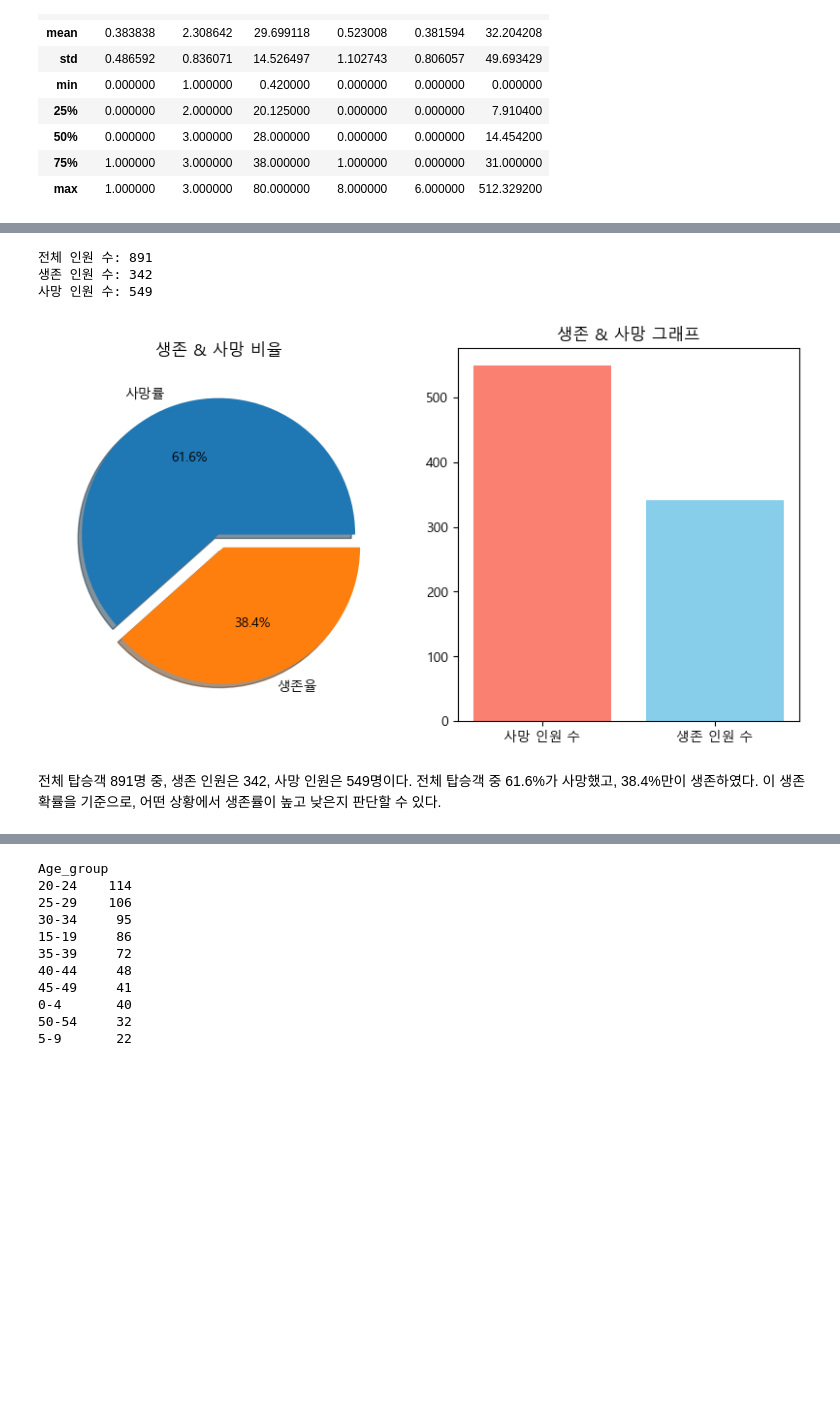
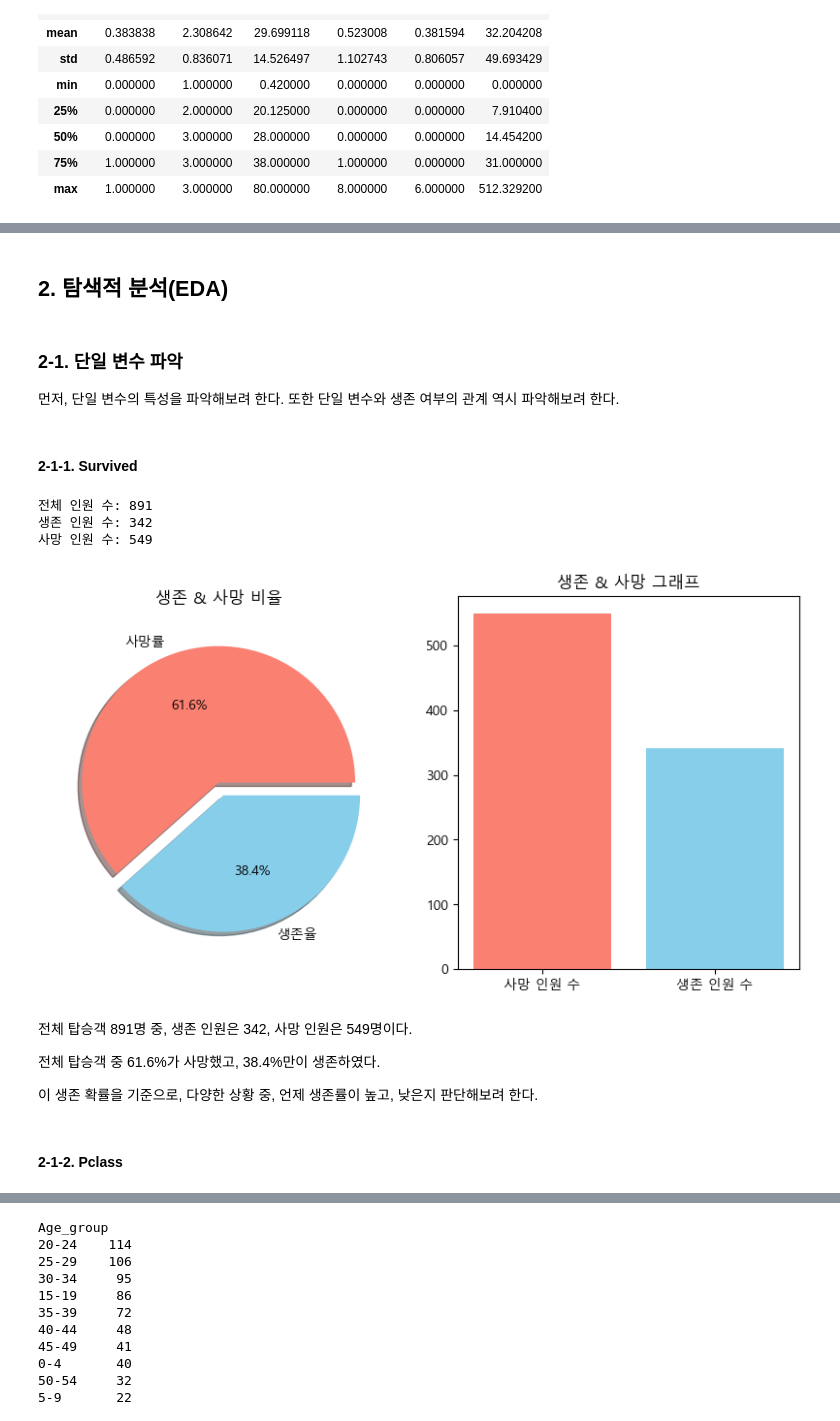
Before and after one commit to jungbin927/Titanic_project, a Jupyter notebook: Titanic_project_2020100381_JB.ipynb, the cells around one changed output, grey strips where cells are left out. Drawn from its saved outputs; the diff is of its cells as text; code cells hidden in the pictures; blank space fills up the shorter version.

```diff
--- a/Titanic_project_2020100381_JB.ipynb
+++ b/Titanic_project_2020100381_JB.ipynb
@@ -107,28 +120,39 @@ df.describe()
+# %% [markdown]
+## 2. 탐색적 분석(EDA)
+# %% [markdown]
+### 2-1. 단일 변수 파악
+
+먼저, 단일 변수의 특성을 파악해보려 한다. 또한 단일 변수와 생존 여부의 관계 역시 파악해보려 한다.
+# %% [markdown]
+#### 2-1-1. Survived
 # %%
 survive=df[df['Survived'] == 1]['Survived'].count()
 death=df[df['Survived'] == 0]['Survived'].count()
 values=[death,survive]
 categories=['사망 인원 수','생존 인원 수']
 print("전체 인원 수:", df['Survived'].count())
 print("생존 인원 수:", survive)
 print("사망 인원 수:", death)
 
-
 f,ax=plt.subplots(1,2,figsize=(10,5))
-df['Survived'].value_counts().plot.pie(explode=[0,0.1],autopct='%1.1f%%',labels=['사망률', '생존율'],ax=ax[0],shadow=True)
+df['Survived'].value_counts().plot.pie(explode=[0,0.1],autopct='%1.1f%%',labels=['사망률', '생존율'],ax=ax[0],shadow=True,colors=['salmon', 'skyblue'])
 ax[0].set_title('생존 & 사망 비율')
 ax[0].set_ylabel('')
 
 ax[1].bar(categories, values ,color=['salmon', 'skyblue'])
 ax[1].set_title('생존 & 사망 그래프')
 
 plt.show()
 # %% [output]
 전체 인원 수: 891
 생존 인원 수: 342
 사망 인원 수: 549
-[figure, old version]
+[figure, new version]
 # %% [markdown]
 전체 탑승객 891명 중, 생존 인원은 342, 사망 인원은 549명이다.
+
 전체 탑승객 중 61.6%가 사망했고, 38.4%만이 생존하였다.
-이 생존 확률을 기준으로, 어떤 상황에서 생존률이 높고 낮은지 판단할 수 있다.
+
+이 생존 확률을 기준으로, 다양한 상황 중, 언제 생존률이 높고, 낮은지 판단해보려 한다.
+# %% [markdown]
+#### 2-1-2. Pclass
```
Also changed, not shown: parts of 110 cells of this notebook.
